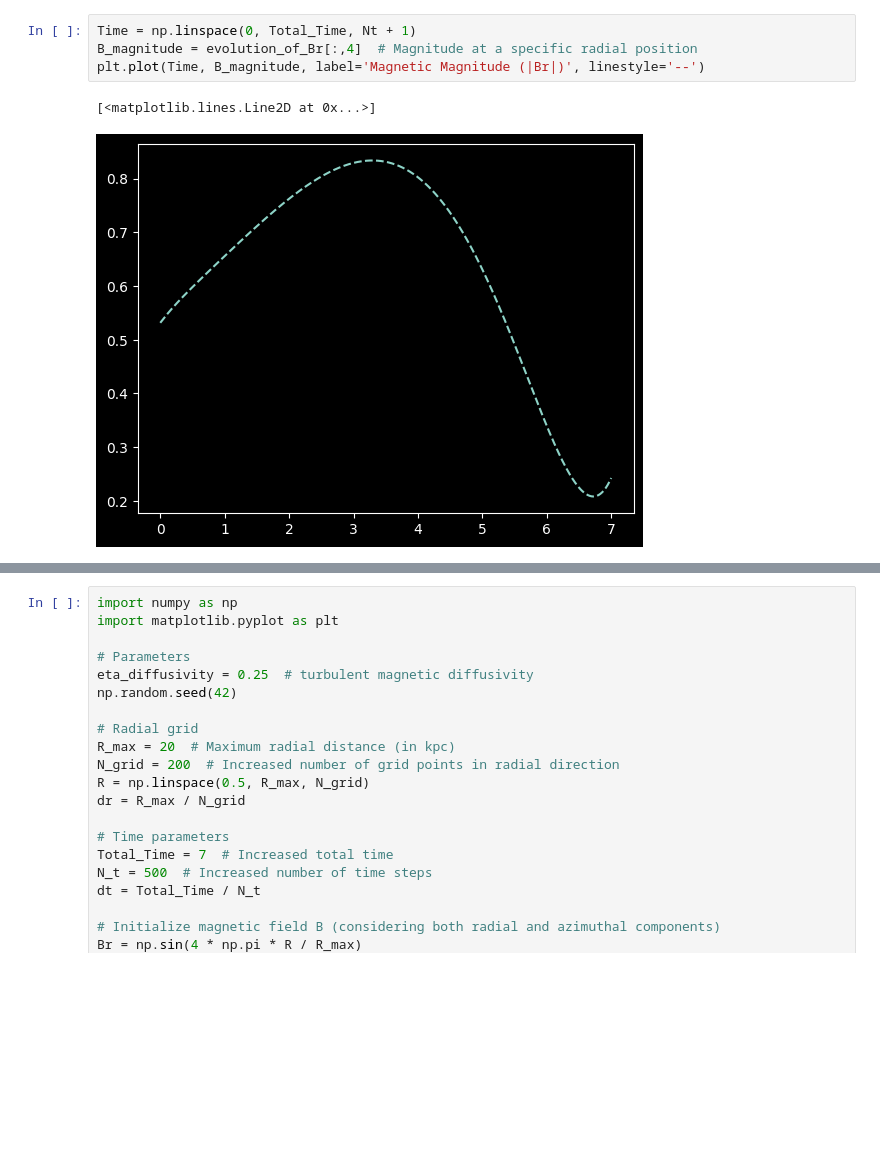
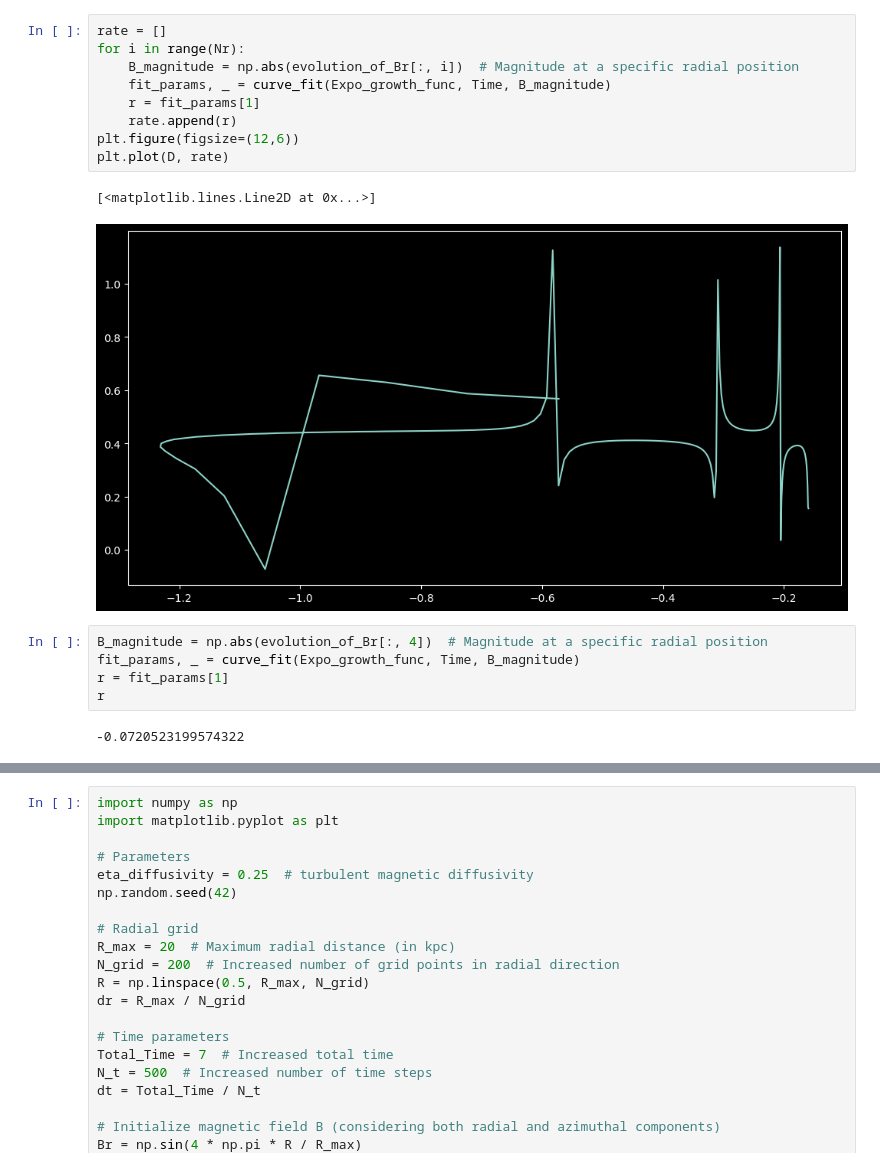
Before and after one commit to SohamMaji31072001/Galaxy-Dynamo-Simulations, a Jupyter notebook: task2.ipynb, the cells around one changed output, grey strips where cells are left out. Drawn from its saved outputs; the diff is of its cells as text; blank space fills up the shorter version.

```diff
--- a/task2.ipynb
+++ b/task2.ipynb
@@ -121,7 +156,19 @@ array([-0.5724334 , -0.72340891, -0.85708168, -0.96899491, -1.05810543,
+# %%
+rate = []
+for i in range(Nr):
+    B_magnitude = np.abs(evolution_of_Br[:, i])  # Magnitude at a specific radial position
+    fit_params, _ = curve_fit(Expo_growth_func, Time, B_magnitude)
+    r = fit_params[1]
+    rate.append(r)
+plt.figure(figsize=(12,6))
+plt.plot(D, rate)
+# %% [output]
+[<matplotlib.lines.Line2D at 0x...>]
+[figure, added]
 # %%
-Time = np.linspace(0, Total_Time, Nt + 1)
-B_magnitude = evolution_of_Br[:,4]  # Magnitude at a specific radial position
-plt.plot(Time, B_magnitude, label='Magnetic Magnitude (|Br|)', linestyle='--')
+B_magnitude = np.abs(evolution_of_Br[:, 4])  # Magnitude at a specific radial position
+fit_params, _ = curve_fit(Expo_growth_func, Time, B_magnitude)
+r = fit_params[1]
+r
 # %% [output]
-[<matplotlib.lines.Line2D at 0x...>]
+-0.0720523199574322
-[figure, removed]
```
Also changed, not shown: parts of 7 cells of this notebook.
